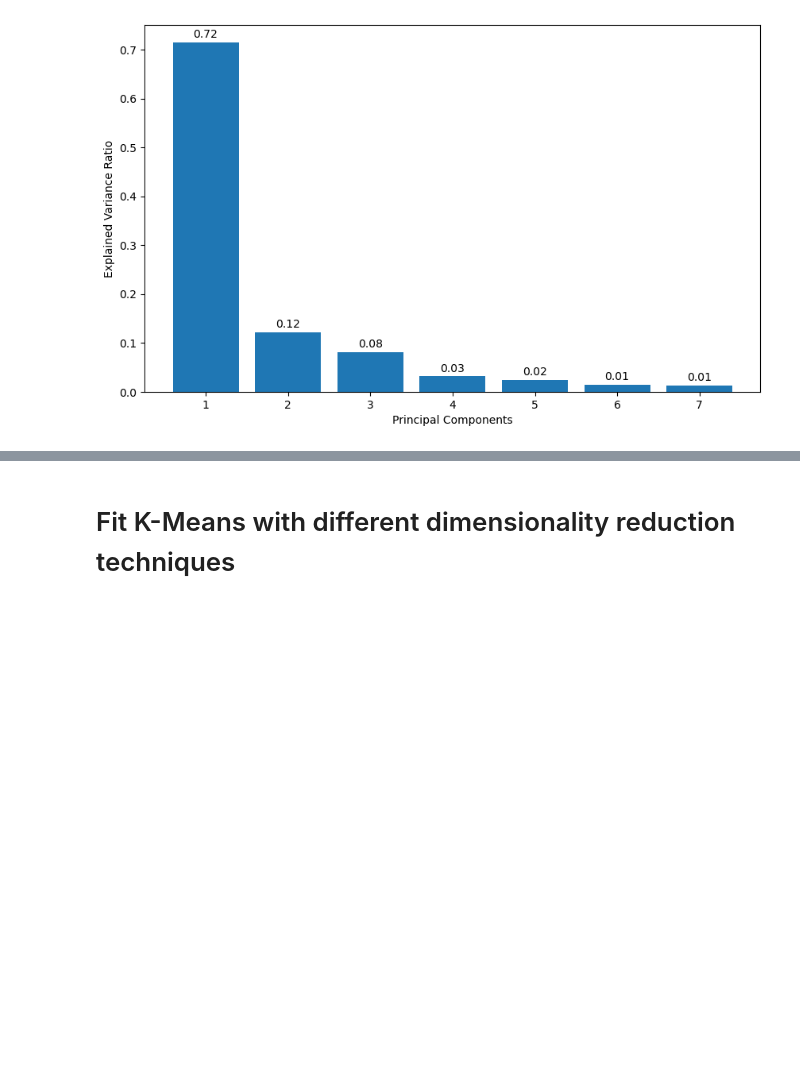
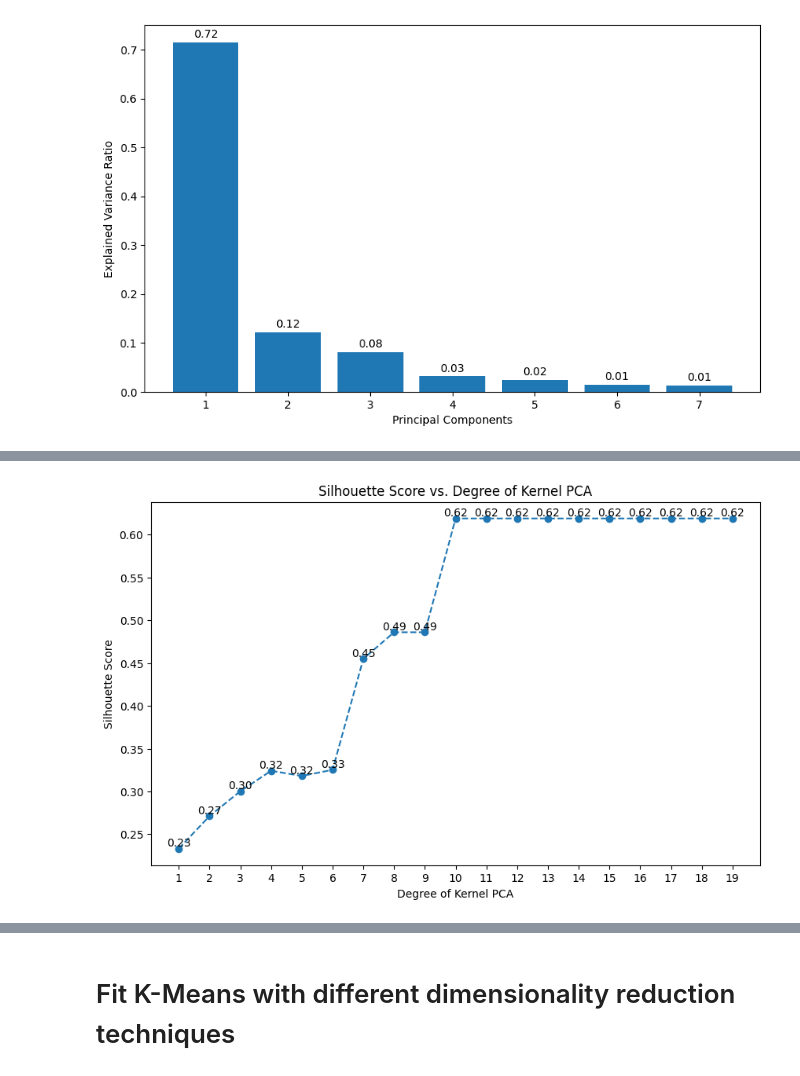
Before and after one commit to BruciiZ/hearing-clustering, a Jupyter notebook: code/dec-clustering/K-Means-60-dimReduce.ipynb, the cells around one changed output, grey strips where cells are left out. Cells and saved outputs as stored; diff of their text form; code cells hidden in the pictures; blank space fills up the shorter version.

```diff
--- a/code/dec-clustering/K-Means-60-dimReduce.ipynb
+++ b/code/dec-clustering/K-Means-60-dimReduce.ipynb
@@ -318,0 +320,26 @@ Calinski Harabasz Score: 976.618
+# %%
+# Test the Silhouette score with different degrees of Kernel PCA
+silhouette_scores = []
+
+for i in range(1, 20):
+    poly_pca = KernelPCA(n_components=8, kernel='poly', degree=i)
+    poly_pca_data = poly_pca.fit_transform(cleaned_ear_data)
+    poly_pca_data = poly_pca_data[:, :2]
+
+    kmeans = KMeans(n_clusters=4, random_state=42, n_init='auto')
+    kmeans.fit(poly_pca_data)
+
+    silhouette = silhouette_score(cleaned_ear_data, kmeans.labels_)
+    silhouette_scores.append(silhouette)
+
+plt.figure(figsize=(10, 6))
+plt.plot(range(1, 20), silhouette_scores, marker='o', linestyle='--')
+for i, v in enumerate(silhouette_scores):
+    plt.text(i + 1, v, f"{v:.2f}", ha='center', va='bottom')
+plt.title('Silhouette Score vs. Degree of Kernel PCA')
+plt.xlabel('Degree of Kernel PCA')
+plt.ylabel('Silhouette Score')
+plt.xticks(range(1, 20))  # Ensure x-axis is integers
+plt.show()
+# %% [output]
+[figure, added]
```
Also changed, not shown: parts of 10 cells of this notebook, 6 other files.
